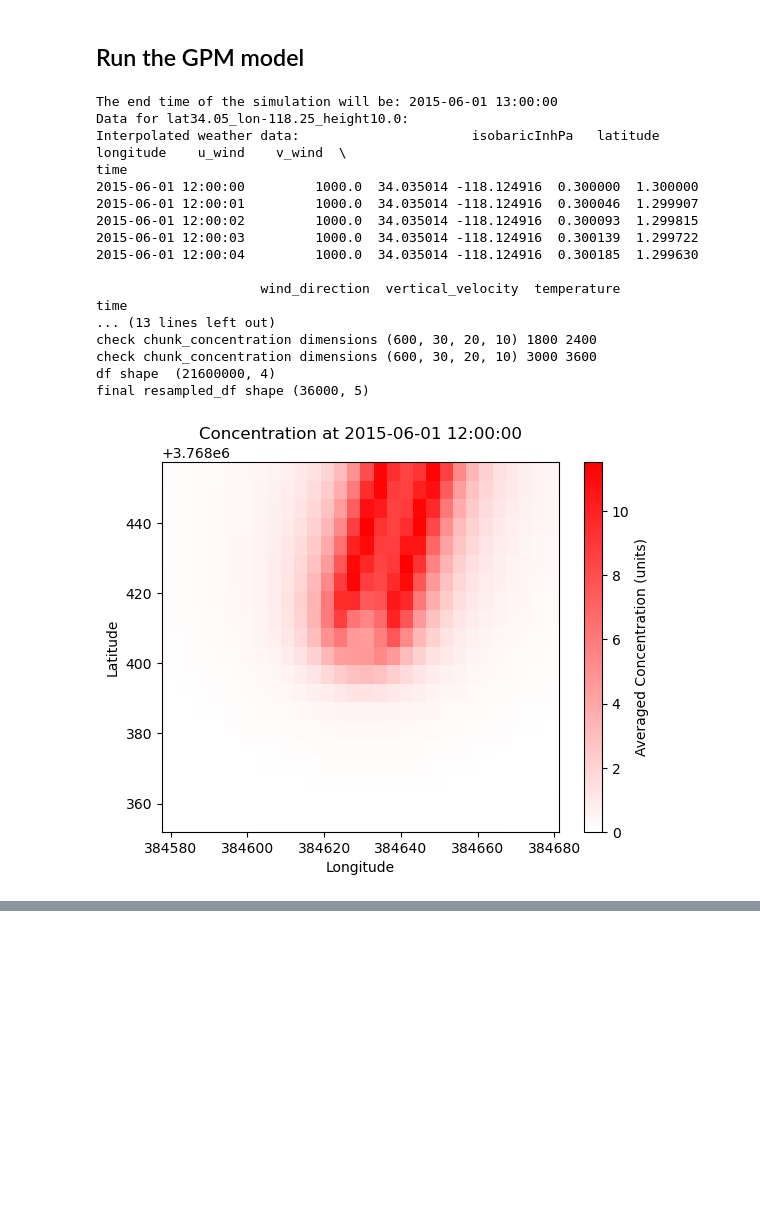
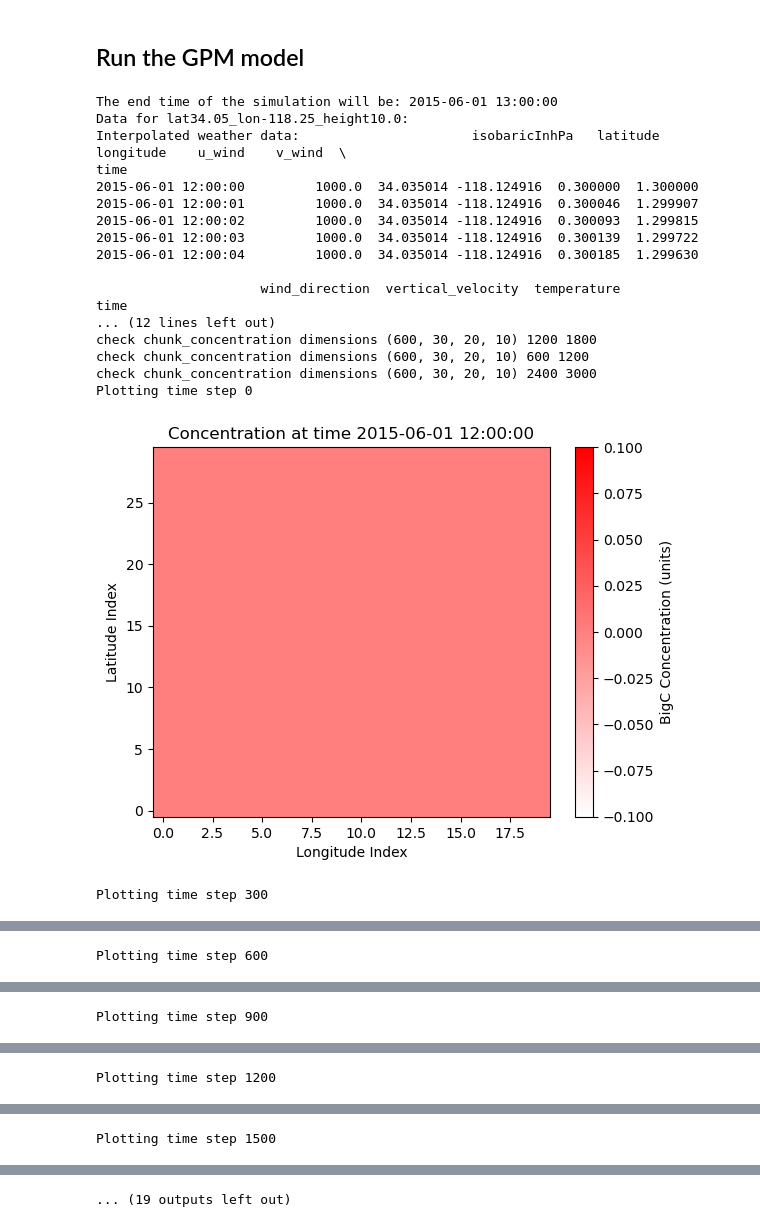
Before and after one commit to yunhal/CH4_dispersion, a Jupyter notebook: code/main.ipynb, the cells around one changed output, grey strips where cells are left out. Cells and saved outputs as stored; diff of their text form; code cells hidden in the pictures; blank space fills up the shorter version.

Commit message:
Introduce gaussian plume model as another option

```diff
--- a/code/main.ipynb
+++ b/code/main.ipynb
@@ -106,6 +106,10 @@ area_size = 100  # domain size in meters
 height_levels = 100 # domain heigh in meters
 dt = 1  # sec
 emission_rate = 0.1  # kg/s
+
+# Set which model to use
+GAUSSIAN_PUFF = True
+GAUSSIAN_PLUME = False
 
 # Determine the simulation duration using chunk_size and n_chunk (for multiprocessing)
 chunk_size = 10  # Number of minutes in each chunk
@@ -166,17 +170,21 @@ for s, row in source_locs.iterrows():
 
     print("grid dimension", grid_x.shape, grid_y.shape, grid_z.shape)
 
-    big_C = simulate_puff_concentration(source_x, source_y, source_z, grid_x, grid_y, grid_z, resampled_data, dt, emission_rate, times, chunk_size, n_chunks)
+    if (GAUSSIAN_PUFF):
+        big_C = simulate_puff_concentration(source_x, source_y, source_z, grid_x, grid_y, grid_z, resampled_data, dt, emission_rate, times, chunk_size, n_chunks)
 
-    #plot_2d_concentration(big_C, times)
+        plot_2d_concentration(big_C, times)
 
-    # 3D plotting is done but it is hard to see the plume
+        # 3D plotting is done but it is hard to see the plume
 
-    # Average the output from big_C, which has 1 sec time step.
-    output_dt_sec = 60*10
-    df_resampled_big_C = average_time_resolution(big_C, times, output_dt_sec, output_dir, grid_x, grid_y, grid_z)
+        # Average the output from big_C, which has 1 sec time step.
+        output_dt_sec = 60*10
+        df_resampled_big_C = average_time_resolution(big_C, times, output_dt_sec, output_dir, grid_x, grid_y, grid_z)
 
-    plot_2d_concentration_from_df(df_resampled_big_C)
+        plot_2d_concentration_from_df(df_resampled_big_C)
+    elif (GAUSSIAN_PLUME):
+        conc = simulate_plume_concentration(source_x, source_y, source_z, grid_x, grid_y, grid_z, resampled_data,  emission_rate, times)
+        plot_2d_plume_concentration(conc)
 
 
     """
@@ -190,36 +198,37 @@ for s, row in source_locs.iterrows():
 
     # Create the transformer without the extra comma
     transformer = Transformer.from_proj(
         proj_from=f"+proj=utm +zone={utm_zone} +{hemisphere} +ellps=WGS84 +datum=WGS84 +units=m +no_defs",
         proj_to="epsg:4326",  # WGS84, which is the standard for latitude and longitude
         always_xy=True
     )
 
     # Apply transformation
     lon, lat = transformer.transform(df['lon'].values, df['lat'].values)
     df['lon'] = lon
     df['lat'] = lat
 
     print(df.head())
 
     plot_2d_concentration_from_df(df)
     """
 # %% [output]
 The end time of the simulation will be: 2015-06-01 13:00:00
 Data for lat34.05_lon-118.25_height10.0:
 Interpolated weather data:                      isobaricInhPa   latitude   longitude    u_wind    v_wind  \
 time
 2015-06-01 12:00:00         1000.0  34.035014 -118.124916  0.300000  1.300000
 2015-06-01 12:00:01         1000.0  34.035014 -118.124916  0.300046  1.299907
 2015-06-01 12:00:02         1000.0  34.035014 -118.124916  0.300093  1.299815
 2015-06-01 12:00:03         1000.0  34.035014 -118.124916  0.300139  1.299722
 2015-06-01 12:00:04         1000.0  34.035014 -118.124916  0.300185  1.299630
 
                      wind_direction  vertical_velocity  temperature
 time
-... (13 lines left out)
-check chunk_concentration dimensions (600, 30, 20, 10) 1800 2400
-check chunk_concentration dimensions (600, 30, 20, 10) 3000 3600
-df shape  (21600000, 4)
-final resampled_df shape (36000, 5)
+... (12 lines left out)
+check chunk_concentration dimensions (600, 30, 20, 10) 1200 1800
+check chunk_concentration dimensions (600, 30, 20, 10) 600 1200
+check chunk_concentration dimensions (600, 30, 20, 10) 2400 3000
+Plotting time step 0
-[figure, old version]
+[figure, new version]
+Plotting time step 300
@@ -226,0 +236 @@ final resampled_df shape (36000, 5)
+Plotting time step 600
@@ -227,0 +238 @@ final resampled_df shape (36000, 5)
+Plotting time step 900
@@ -228,0 +240 @@ final resampled_df shape (36000, 5)
+Plotting time step 1200
@@ -229,0 +242 @@ final resampled_df shape (36000, 5)
+Plotting time step 1500
@@ -230,0 +244 @@ final resampled_df shape (36000, 5)
+... (19 outputs left out)
```
Also changed, not shown: parts of 3 cells of this notebook, 2 other files.
